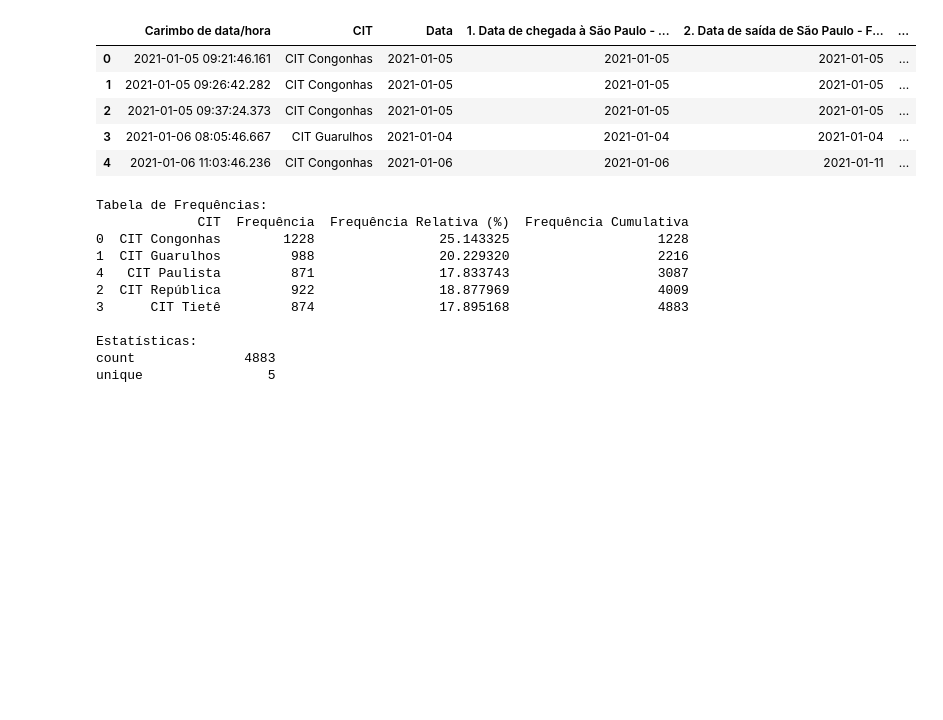
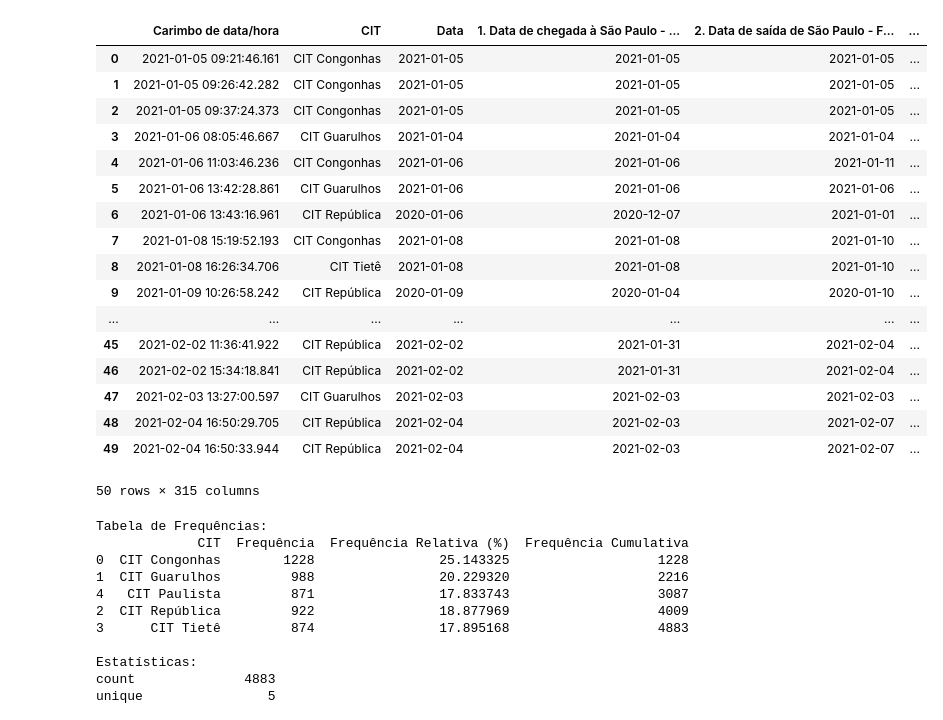
Before and after one commit to ffclemente/Projeto-Pesquisas-CITs-2021-22, a Jupyter notebook: PROJETO_PESQUISAS_CITS_2021_22.ipynb, the cells around one changed output. Cells and saved outputs as stored; diff of their text form; code cells hidden in the pictures; blank space fills up the shorter version.

```diff
--- a/PROJETO_PESQUISAS_CITS_2021_22.ipynb
+++ b/PROJETO_PESQUISAS_CITS_2021_22.ipynb
@@ -18,23 +18,35 @@ Saving PROJETO PESQUISAS CITS 2021-22 (NOVO).xlsx to PROJETO PESQUISAS CITS 2021
 # %%
 # Carregar pacotes
 import pandas as pd
 import matplotlib.pyplot as plt
 import seaborn as sns
 
-caminho_local = 'PROJETO PESQUISAS CITS 2021-22 (NOVO) (3).xlsx'
+caminho_local = 'PROJETO PESQUISAS CITS 2021-22.xlsx'
 
 # Carregar o arquivo Excel
 dados = pd.read_excel(caminho_local)
 
-# Exibir as primeiras 30 linhas
-dados.head(5)
+# Exibir as primeiras 50 linhas
+dados.head(50)
 # %% [output]
 |  | Carimbo de data/hora | CIT | Data | 1. Data de chegada à São Paulo - ... | 2. Data de saída de São Paulo - F... | ... |
 | 0 | 2021-01-05 09:21:46.161 | CIT Congonhas | 2021-01-05 | 2021-01-05 | 2021-01-05 | ... |
 | 1 | 2021-01-05 09:26:42.282 | CIT Congonhas | 2021-01-05 | 2021-01-05 | 2021-01-05 | ... |
 | 2 | 2021-01-05 09:37:24.373 | CIT Congonhas | 2021-01-05 | 2021-01-05 | 2021-01-05 | ... |
 | 3 | 2021-01-06 08:05:46.667 | CIT Guarulhos | 2021-01-04 | 2021-01-04 | 2021-01-04 | ... |
 | 4 | 2021-01-06 11:03:46.236 | CIT Congonhas | 2021-01-06 | 2021-01-06 | 2021-01-11 | ... |
+| 5 | 2021-01-06 13:42:28.861 | CIT Guarulhos | 2021-01-06 | 2021-01-06 | 2021-01-06 | ... |
+| 6 | 2021-01-06 13:43:16.961 | CIT República | 2020-01-06 | 2020-12-07 | 2021-01-01 | ... |
+| 7 | 2021-01-08 15:19:52.193 | CIT Congonhas | 2021-01-08 | 2021-01-08 | 2021-01-10 | ... |
+| 8 | 2021-01-08 16:26:34.706 | CIT Tietê | 2021-01-08 | 2021-01-08 | 2021-01-10 | ... |
+| 9 | 2021-01-09 10:26:58.242 | CIT República | 2020-01-09 | 2020-01-04 | 2020-01-10 | ... |
+| ... | ... | ... | ... | ... | ... | ... |
+| 45 | 2021-02-02 11:36:41.922 | CIT República | 2021-02-02 | 2021-01-31 | 2021-02-04 | ... |
+| 46 | 2021-02-02 15:34:18.841 | CIT República | 2021-02-02 | 2021-01-31 | 2021-02-04 | ... |
+| 47 | 2021-02-03 13:27:00.597 | CIT Guarulhos | 2021-02-03 | 2021-02-03 | 2021-02-03 | ... |
+| 48 | 2021-02-04 16:50:29.705 | CIT República | 2021-02-04 | 2021-02-03 | 2021-02-07 | ... |
+| 49 | 2021-02-04 16:50:33.944 | CIT República | 2021-02-04 | 2021-02-03 | 2021-02-07 | ... |
+50 rows × 315 columns
 # %%
 # TABELA DE FREQUÊNCIAS E GRÁFICO DE BARRAS DO TOTAL DE PESQUISAS APLICADAS POR CIT ENTRE 2021 E 2022
 
```
Also changed, not shown: parts of 11 cells of this notebook.
